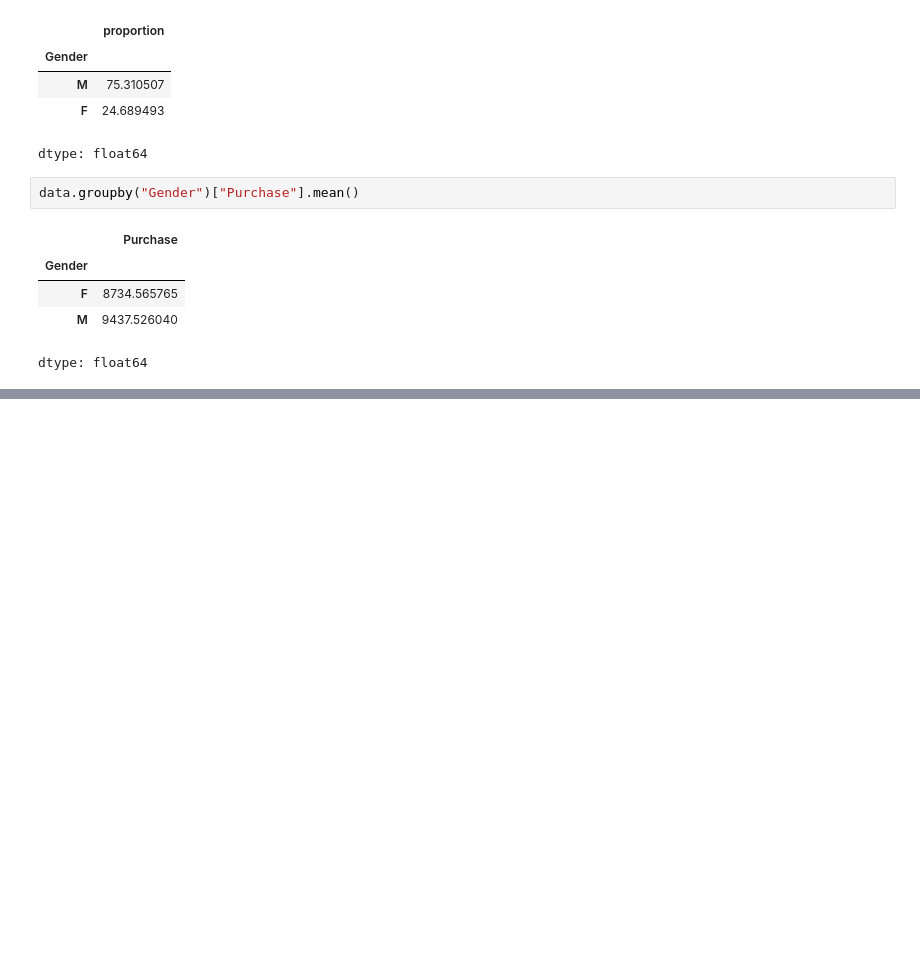
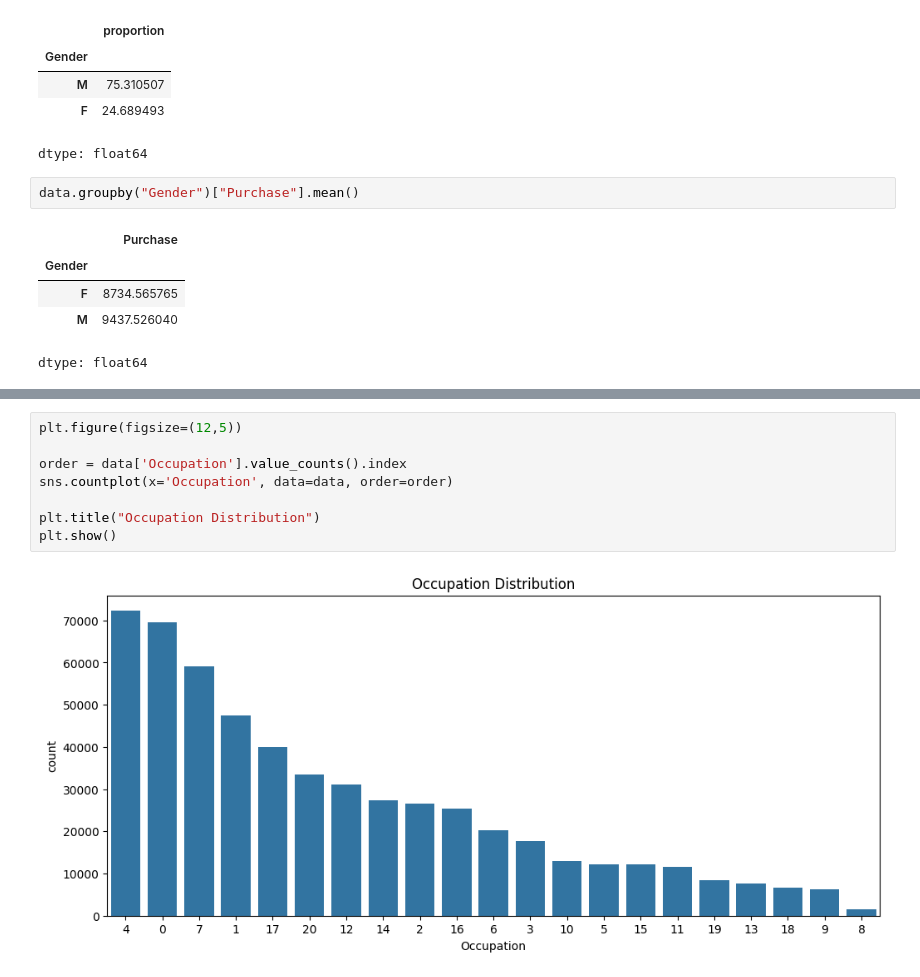
Before and after one commit to ganeshborra/slash-mark, a Jupyter notebook: Black_friday_sales_prediction.ipynb, the cells around one changed output, grey strips where cells are left out. Drawn from its saved outputs; the diff is of its cells as text; blank space fills up the shorter version.

```diff
--- a/Black_friday_sales_prediction.ipynb
+++ b/Black_friday_sales_prediction.ipynb
@@ -156,0 +179,10 @@ dtype: float64
+# %%
+plt.figure(figsize=(12,5))
+
+order = data['Occupation'].value_counts().index
+sns.countplot(x='Occupation', data=data, order=order)
+
+plt.title("Occupation Distribution")
+plt.show()
+# %% [output]
+[figure, added]
```
Also changed, not shown: parts of 15 cells of this notebook.
